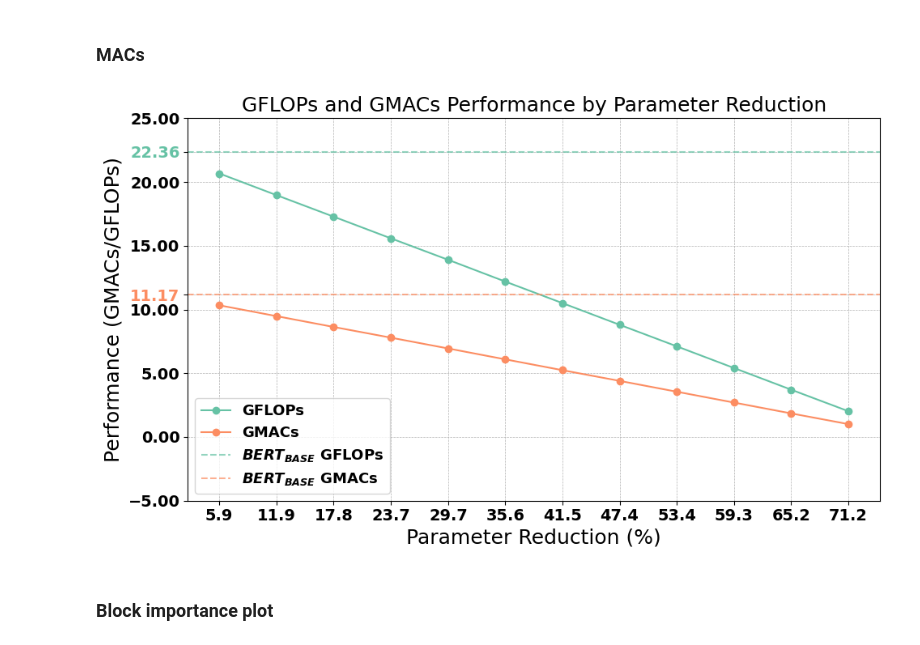
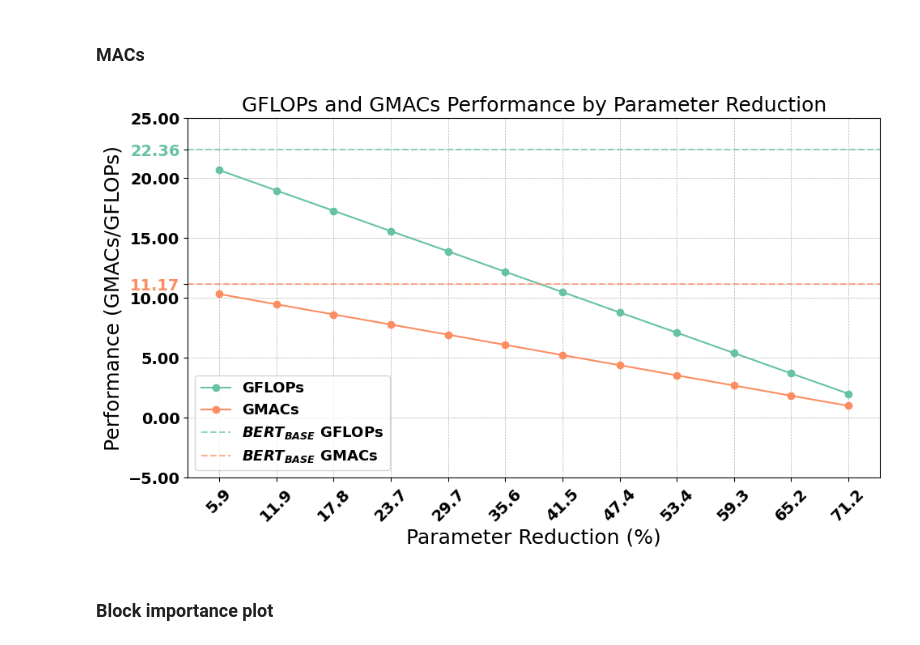
Before and after one commit to Malthehave/Bachelor-Thesis-2024, a Jupyter notebook: plot.ipynb, the cells around one changed output. Saved outputs shown, nothing was run; the diff lists cells and outputs as text; code cells hidden in the pictures.

```diff
--- a/plot.ipynb
+++ b/plot.ipynb
@@ -159,34 +122,36 @@ BERT_baseline_gflops = 22.36
 plt.figure(figsize=(10, 6))
 
 colors = ['#66c2a5', '#fc8d62', '#8da0cb']
 plt.plot(df_pruning['Sparsity Level']*100, [m["GFLOPs"] for m in metrics], marker='o', linestyle='-', label='GFLOPs', color=colors[0])
 plt.plot(df_pruning['Sparsity Level']*100, [m["GMACs"] for m in metrics], marker='o', linestyle='-', label='GMACs', color=colors[1])
 plt.axhline(y=BERT_baseline_gflops, color=colors[0], linestyle='--', label='$BERT_{BASE}$ GFLOPs', alpha=0.7)
 plt.axhline(y=BERT_baseline_gmacs, color=colors[1], linestyle='--', label='$BERT_{BASE}$ GMACs', alpha=0.7)
 
 sparsity_ticks = df_pruning['Sparsity Level']*100
 plt.xticks(sparsity_ticks, labels=[f"{x:.1f}" for x in sparsity_ticks])
 
 # Add two yticks for the two axhline
 plt.yticks(list(plt.yticks()[0]) + [BERT_baseline_gflops, BERT_baseline_gmacs])
 # Color the y ticks of the axhline only
 plt.gca().get_yticklabels()[-2].set_color(colors[0])
 plt.gca().get_yticklabels()[-1].set_color(colors[1])
 
+# Tilt the x ticks
+plt.xticks(rotation=45)
 
 # Font size settings
 plt.rcParams.update({'font.size': 14})
 plt.title('GFLOPs and GMACs Performance by Parameter Reduction', fontsize=18)
 plt.xlabel('Parameter Reduction (%)', fontsize=18)
 plt.ylabel('Performance (GMACs/GFLOPs)', fontsize=18)
 plt.legend(fontsize=13)
 plt.grid(True, which='both', linestyle='--', linewidth=0.5)
 plt.tight_layout()
 
 # Show the plot
 plt.savefig('figures/gflops_gmacs.png', bbox_inches='tight')
 # %% [output]
-[figure, old version]
+[figure, new version]
 # %%
 distilBERT_baseline_gmacs = 5.59
 distilBERT_baseline_gflops = 11.18
```
Also changed, not shown: parts of 6 cells of this notebook, 6 other files.
